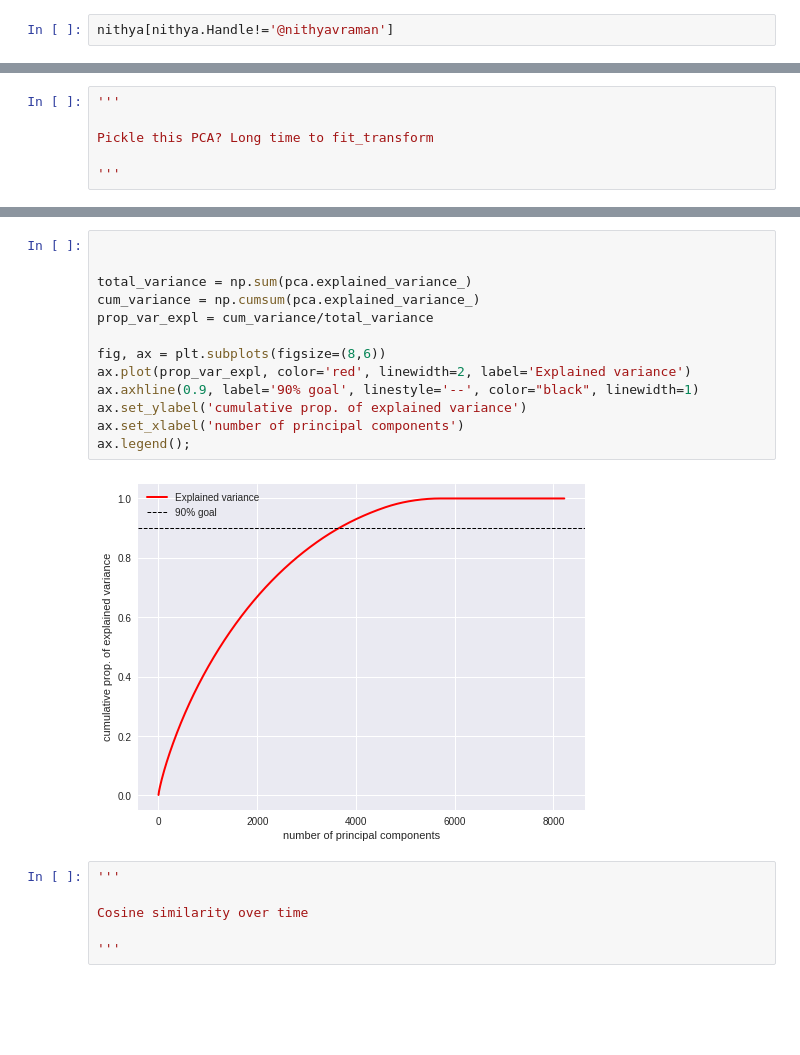
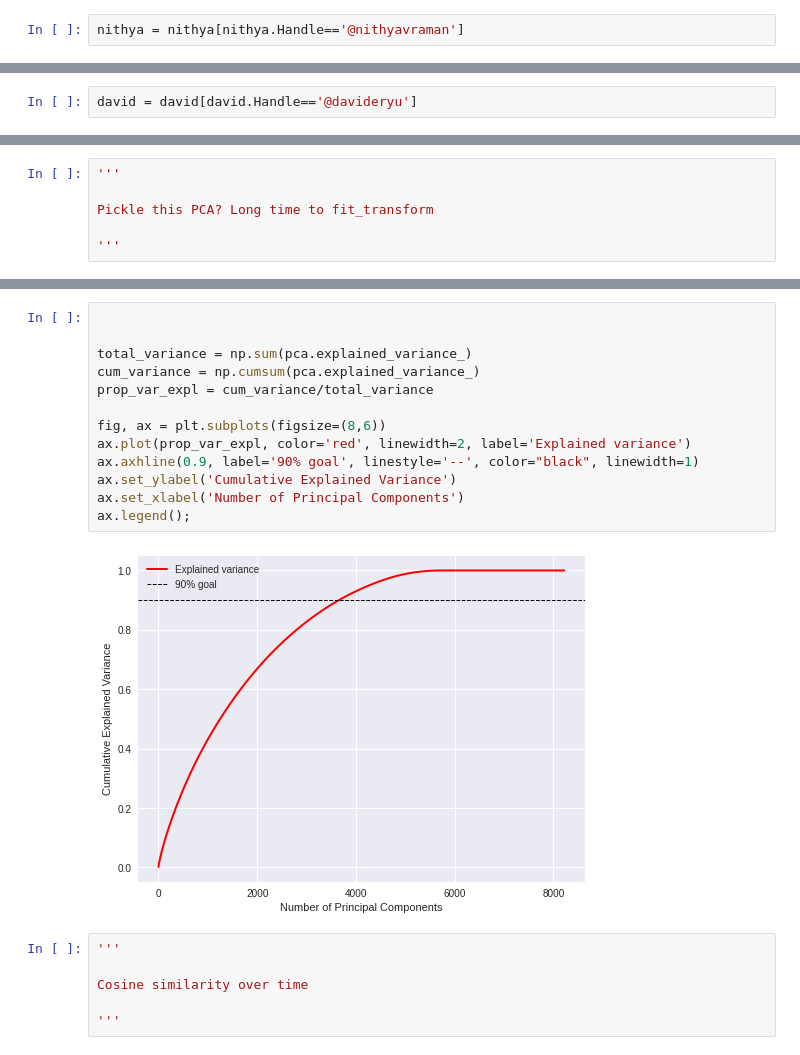
Before and after one commit to mariobkp/capstone_2, a Jupyter notebook: lacd4_tweet_data.ipynb, the cells around one changed output, grey strips where cells are left out. Drawn from its saved outputs; the diff is of its cells as text; blank space fills up the shorter version.

```diff
--- a/lacd4_tweet_data.ipynb
+++ b/lacd4_tweet_data.ipynb
@@ -50,4 +50,4 @@ nithya.loc[nithya.Retweets.isin(['1K', '2K', '1.1K', '1.2K', '3.4K', '2.9K', '2.
                                                                                                     2400, 3100, 1300, 2500, 1200, 1800, 1600, 1100, 1300,
                                                                                                       1500, 3500, 1200, 3800, 1200, 2400, 2300, 3300]
 # %%
-nithya[nithya.Handle!='@nithyavraman']
+nithya = nithya[nithya.Handle=='@nithyavraman']
@@ -127,6 +126,8 @@ david.Emojis.fillna('', inplace=True)
 david.Text.fillna('', inplace=True)
 # %%
 david = david.astype({'Timestamp': 'datetime64', 'Likes': 'int32', 'Retweets': 'int32', 'Comments': 'float64'})
+# %%
+david = david[david.Handle=='@davideryu']
 # %%
 david.head()
 # %% [output]
@@ -1462,18 +1475,18 @@ plt.ylabel('explained_variance_');
 # %%
 
 
 total_variance = np.sum(pca.explained_variance_)
 cum_variance = np.cumsum(pca.explained_variance_)
 prop_var_expl = cum_variance/total_variance
 
 fig, ax = plt.subplots(figsize=(8,6))
 ax.plot(prop_var_expl, color='red', linewidth=2, label='Explained variance')
 ax.axhline(0.9, label='90% goal', linestyle='--', color="black", linewidth=1)
-ax.set_ylabel('cumulative prop. of explained variance')
-ax.set_xlabel('number of principal components')
+ax.set_ylabel('Cumulative Explained Variance')
+ax.set_xlabel('Number of Principal Components')
 ax.legend();
 # %% [output]
-[figure, old version]
+[figure, new version]
 # %%
 '''
 
```
Also changed, not shown: parts of 46 cells of this notebook, 21 other files.
